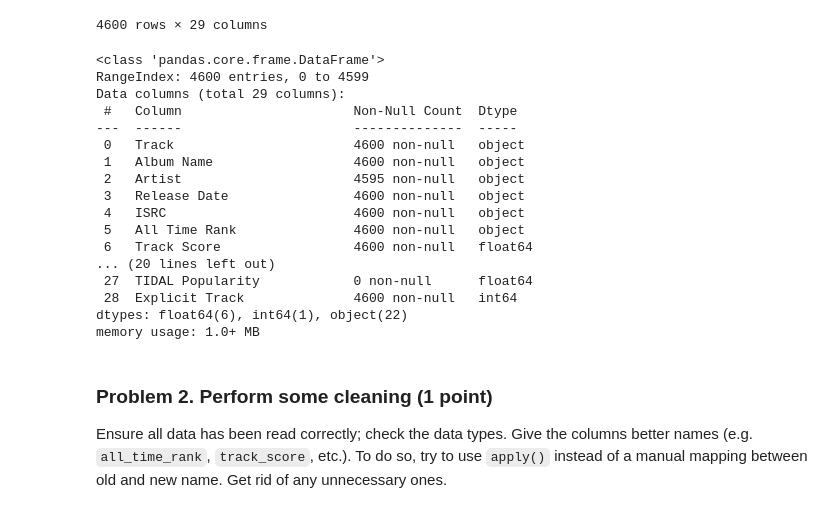
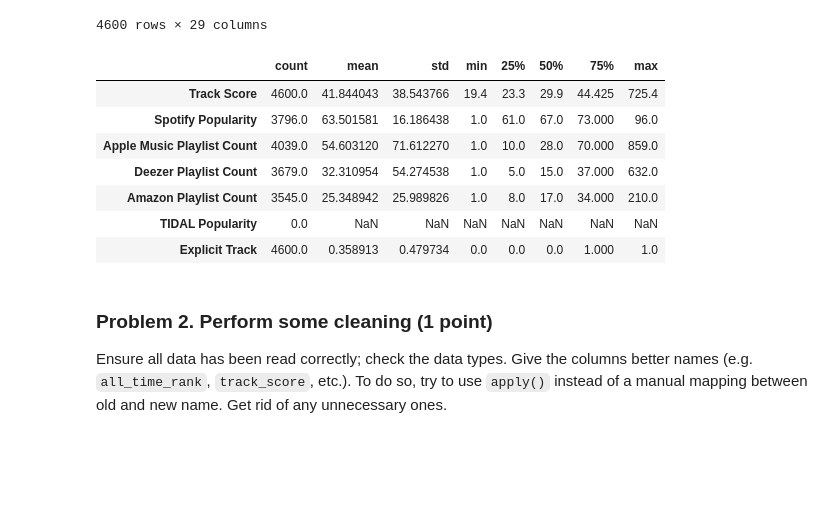
Before and after one commit to i11g/Data-Visualization, a Jupyter notebook: Data Visualization and EDA Lab.ipynb, the cells around one changed output. Cells and saved outputs as stored; diff of their text form; code cells hidden in the pictures; blank space fills up the shorter version.

```diff
--- a/Data Visualization and EDA Lab.ipynb
+++ b/Data Visualization and EDA Lab.ipynb
@@ -18,12 +19,15 @@ Read the file without unzipping it first. You can try a different character enco
 path_file = "data/spotify_most_streamed_2024.zip"
 
 # Open the dataset
+with zipfile.ZipFile(path_file) as z:
 
-with zipfile.ZipFile(path_file) as z:
+    # List all files inside the ZIP file
     print(z.namelist())
+
+    # Open the ZIP file
     with z.open ("Most Streamed Spotify Songs 2024.csv") as f:
-        #songs_spofity=pd.read_csv(f, encoding = "unicode_escape")
-        songs_spofity=pd.read_csv(f, encoding ="latin1")
+        # songs_spofity=pd.read_csv(f, encoding = "unicode_escape")
+        songs_spotify=pd.read_csv(f, encoding ="unicode_escape")
 # %% [output]
 ['Most Streamed Spotify Songs 2024.csv']
 # %%
@@ -42,26 +46,17 @@ songs_spofity
 | 4598 | Nashe Si Chadh Gayi | November Top 10 Songs | Arijit Singh | 11/8/2016 | INY091600067 | 4,591 | 19.4 | 145,467,020 | ... |
 | 4599 | Me Acostumbre (feat. Bad Bunny) | Me Acostumbre (feat. Bad Bunny) | Arcï¿½ï¿½ | 4/11/2017 | USB271700107 | 4,593 | 19.4 | 255,740,653 | ... |
 4600 rows × 29 columns
-# %%
-songs_spofity.info()
-# %% [output]
-<class 'pandas.core.frame.DataFrame'>
-RangeIndex: 4600 entries, 0 to 4599
-Data columns (total 29 columns):
- #   Column                      Non-Null Count  Dtype
----  ------                      --------------  -----
- 0   Track                       4600 non-null   object
- 1   Album Name                  4600 non-null   object
- 2   Artist                      4595 non-null   object
- 3   Release Date                4600 non-null   object
- 4   ISRC                        4600 non-null   object
- 5   All Time Rank               4600 non-null   object
- 6   Track Score                 4600 non-null   float64
-... (20 lines left out)
- 27  TIDAL Popularity            0 non-null      float64
- 28  Explicit Track              4600 non-null   int64
-dtypes: float64(6), int64(1), object(22)
-memory usage: 1.0+ MB
+# %%
+songs_spotify.describe().T
+# %% [output]
+|  | count | mean | std | min | 25% | 50% | 75% | max |
+| Track Score | 4600.0 | 41.844043 | 38.543766 | 19.4 | 23.3 | 29.9 | 44.425 | 725.4 |
+| Spotify Popularity | 3796.0 | 63.501581 | 16.186438 | 1.0 | 61.0 | 67.0 | 73.000 | 96.0 |
+| Apple Music Playlist Count | 4039.0 | 54.603120 | 71.612270 | 1.0 | 10.0 | 28.0 | 70.000 | 859.0 |
+| Deezer Playlist Count | 3679.0 | 32.310954 | 54.274538 | 1.0 | 5.0 | 15.0 | 37.000 | 632.0 |
+| Amazon Playlist Count | 3545.0 | 25.348942 | 25.989826 | 1.0 | 8.0 | 17.0 | 34.000 | 210.0 |
+| TIDAL Popularity | 0.0 | NaN | NaN | NaN | NaN | NaN | NaN | NaN |
+| Explicit Track | 4600.0 | 0.358913 | 0.479734 | 0.0 | 0.0 | 0.0 | 1.000 | 1.0 |
 # %% [markdown]
 ### Problem 2. Perform some cleaning (1 point)
 Ensure all data has been read correctly; check the data types. Give the columns better names (e.g. `all_time_rank`, `track_score`, etc.). To do so, try to use `apply()` instead of a manual mapping between old and new name. Get rid of any unnecessary ones.
```
Also changed, not shown: parts of 29 cells of this notebook, 1 other file.
